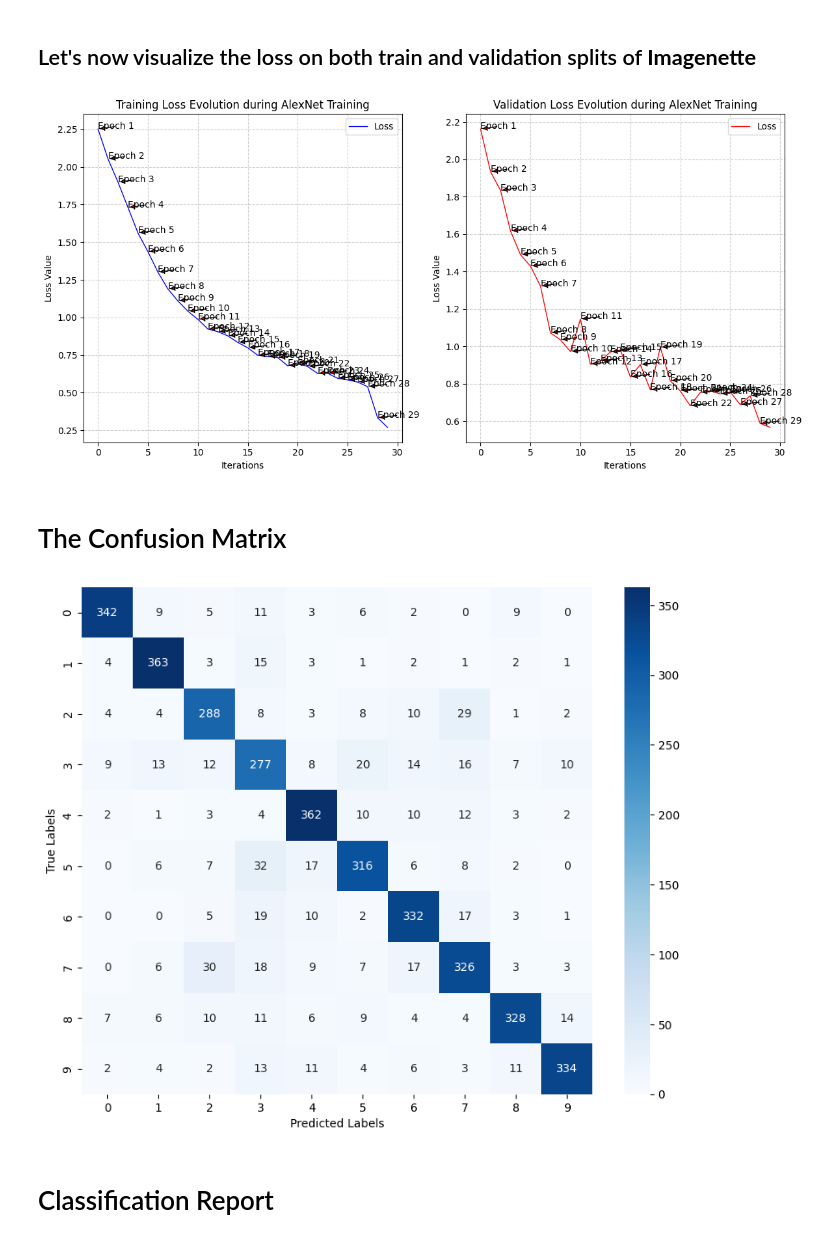
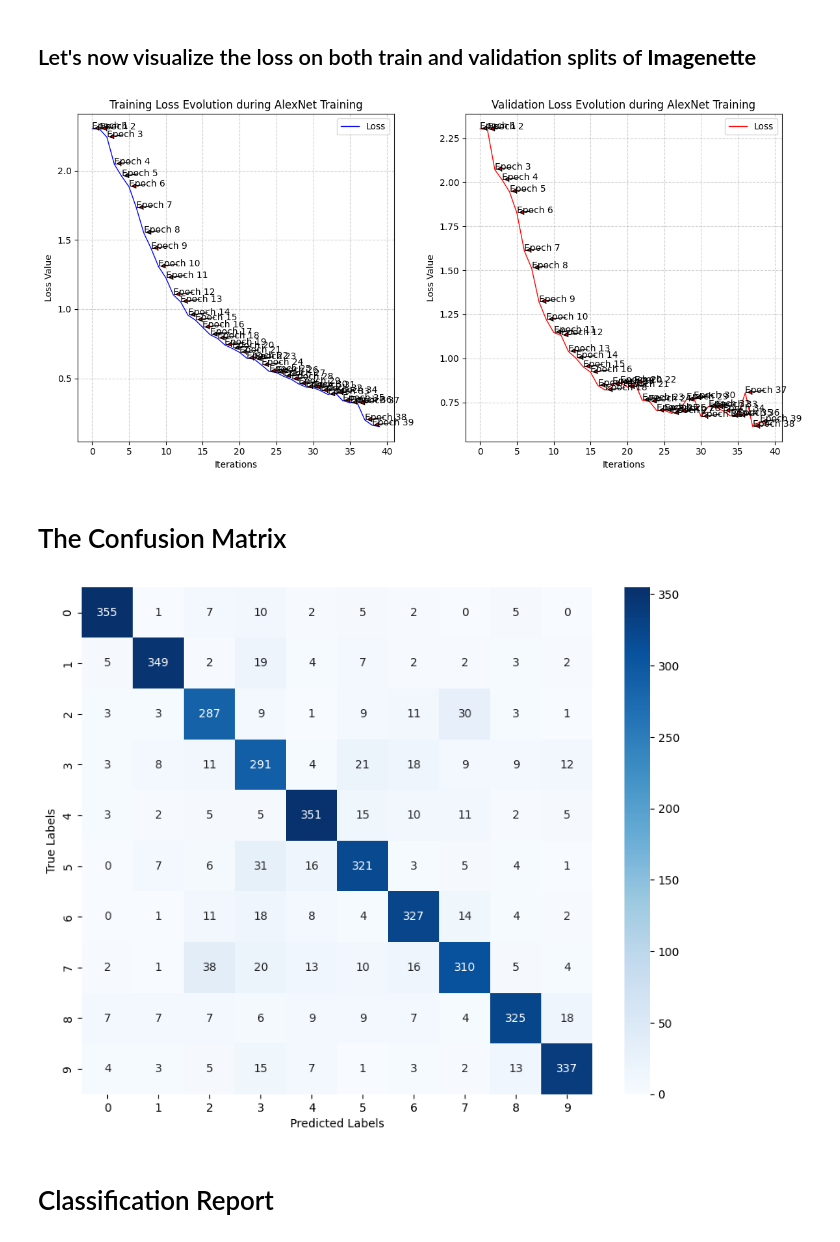
Before and after one commit to pop123-ux/AlexNet-from-scratch, a Jupyter notebook: test.ipynb, the cells around one changed output. Saved outputs shown, nothing was run; the diff lists cells and outputs as text; code cells hidden in the pictures.

Commit message:
Retrained the model on 40 epochs

```diff
--- a/test.ipynb
+++ b/test.ipynb
@@ -82,7 +83,7 @@ train_dataset = datasets.ImageFolder(root=os.path.join(extract_dir, 'train'), tr
 val_dataset = datasets.ImageFolder(root=os.path.join(extract_dir, 'val'), transform=val_transforms)
 # %%
 """AlexNet standard batch size"""
-BATCH_SIZE=16
+BATCH_SIZE=64
 # %%
 """Instantiate the DataLoaders for both the train and val split"""
 train_loader = DataLoader(train_dataset, batch_size=BATCH_SIZE, shuffle=True)
@@ -119,7 +120,7 @@ Label: 0
 from src.model import AlexNet
 
 model = AlexNet(num_classes=10) # Imagenette contains 10 labels
-train_loss, val_loss, y_true, y_pred = model.fit(train_loader=train_loader, val_loader=val_loader, device='cuda', track=True, epochs=30)
+train_loss, val_loss, y_true, y_pred = model.fit(train_loader=train_loader, val_loader=val_loader, device='cuda', track=True, epochs=40)
 # %% [output]
 AlexNet training will start on: CUDA
 ============================================================
@@ -148,32 +149,32 @@ AlexNet model saved to /content/AlexNet-from-scratch/src/alexnet_model.pth
 # %%
 """Mostly boilerplate/boring matplotlib code"""
 fig, (ax1, ax2) = plt.subplots(1, 2, figsize=(12, 6))
 
 """Plot training loss"""
 ax1.plot(train_loss, label='Loss', color='blue', linewidth=1)
 
 ax1.set_title("Training Loss Evolution during AlexNet Training")
 ax1.set_xlabel("Iterations")
 ax1.set_ylabel('Loss Value')
 ax1.grid(True, linestyle='--', alpha=0.6)
-for i in range(1, 30): # 30 is the number of epochs we trained the AlexNet model for
+for i in range(1, 40): # 40 is the number of epochs we trained the "AlexNet-from-scratch in Pytorch" model for
     ax1.annotate(f'Epoch {i}', xy=(i-1, train_loss[i-1]), arrowprops=dict(facecolor='red', arrowstyle='-|>', edgecolor='black'))
 ax1.legend()
 
 """Plot validation loss"""
 ax2.plot(val_loss, label='Loss', color='red', linewidth=1)
 ax2.set_title("Validation Loss Evolution during AlexNet Training")
 ax2.set_xlabel("Iterations")
 ax2.set_ylabel('Loss Value')
 ax2.grid(True, linestyle='--', alpha=0.6)
-for i in range(1, 30):
+for i in range(1, 40):
     ax2.annotate(f'Epoch {i}', xy=(i-1, val_loss[i-1]), arrowprops=dict(facecolor='red', arrowstyle='-|>', edgecolor='black'))
 ax2.legend()
 
 plt.tight_layout()
 plt.show()
 # %% [output]
-[figure, old version]
+[figure, new version]
 # %% [markdown]
 # The Confusion Matrix
 # %%
@@ -188,7 +189,7 @@ plt.xlabel("Predicted Labels")
 plt.ylabel("True Labels")
 plt.show()
 # %% [output]
-[figure, old version]
+[figure, new version]
 # %% [markdown]
 # Classification Report
 # %%
```
Also changed, not shown: parts of 7 cells of this notebook.
